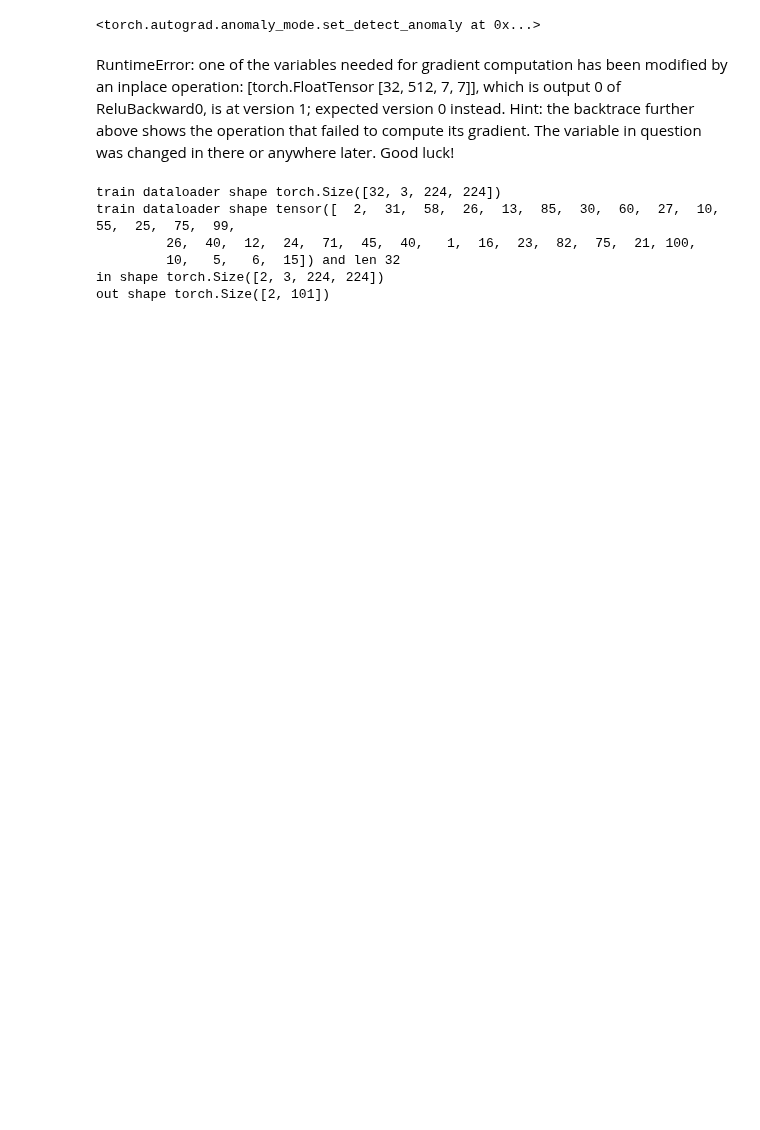
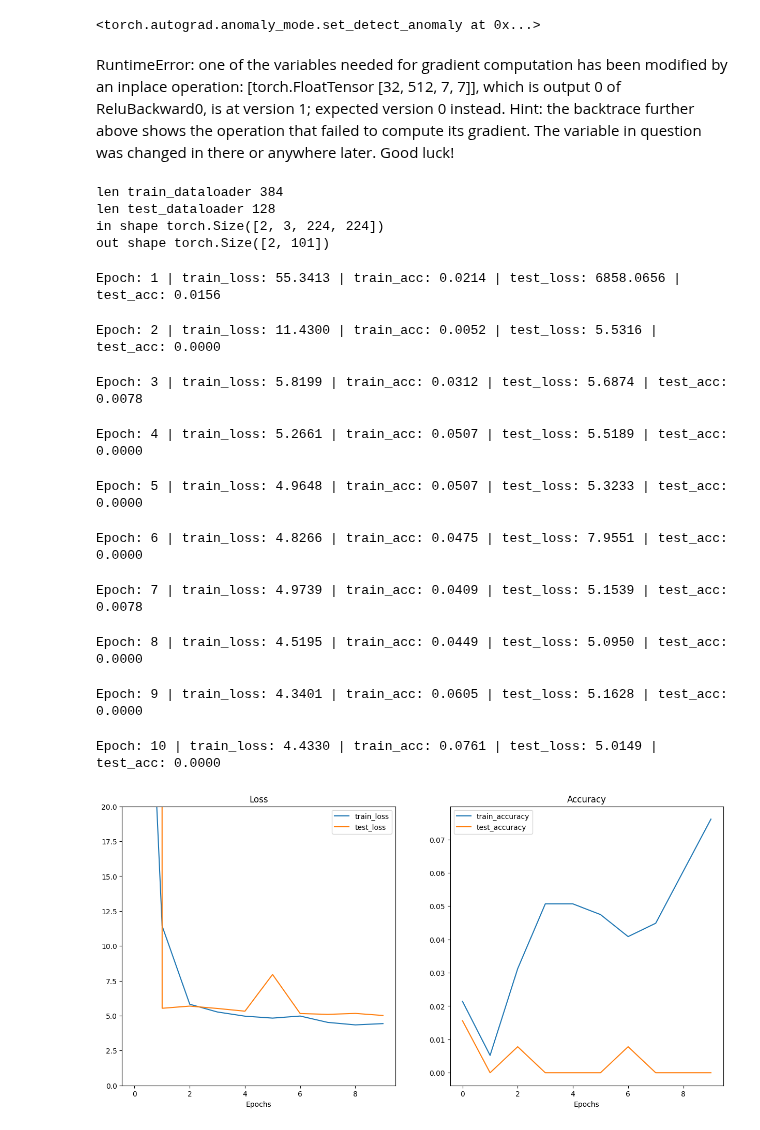
Before and after one commit to Machmurka/UnderstandingDeepLearning, a Jupyter notebook: Learn PyTorch for Deep Learning/ResNet18layers.ipynb, the cells around one changed output. Drawn from its saved outputs; the diff is of its cells as text; code cells hidden in the pictures; blank space fills up the shorter version.

```diff
--- a/Learn PyTorch for Deep Learning/ResNet18layers.ipynb
+++ b/Learn PyTorch for Deep Learning/ResNet18layers.ipynb
@@ -410,21 +327,25 @@ class SimpleResNetblock(nn.Module):
         return x
 # %%
 class ResNet18(nn.Module):
-    def __init__(self,block:SimpleResNetblock,in_channels,num_classes) -> None:
+    def __init__(self,block:SimpleResNetblock,img_channels,num_classes,block_num:list) -> None:
         super(ResNet18,self).__init__()
 
-        self.conv1=nn.Conv2d(in_channels,64,kernel_size=7,stride=2,padding=3)
+        self.in_channels=64
+
+        self.conv1=nn.Conv2d(img_channels,64,kernel_size=7,stride=2,padding=3)
         self.bn1=nn.BatchNorm2d(64)
         self.relu=nn.ReLU()
         self.maxpool=nn.MaxPool2d(kernel_size=3,stride=2,padding=1)
 
-        self.conv2=block(in_channels=64,out_channels=128,stride=1)
+        self.layer2=self._make_layer(block,block_num[0],64,1)
+        self.layer3=self._make_layer(block,block_num[1],128,2)
+        self.layer4=self._make_layer(block,block_num[2],256,2)
+        self.layer5=self._make_layer(block,block_num[3],512,2)
 
 
 
         self.avg=nn.AvgPool2d((1,1))
-
-        self.fc=nn.Linear(128*56*56,num_classes)
+        self.fc=nn.Linear(512*7*7,num_classes)
 
 
     def forward(self,x):
@@ -433,7 +354,11 @@ class ResNet18(nn.Module):
         x=self.relu(x)
         x=self.maxpool(x)
 
-        x=self.conv2(x)
+        x=self.layer2(x)
+        x=self.layer3(x)
+        x=self.layer4(x)
+        x=self.layer5(x)
+
 
         x=self.avg(x)
         # print(f"shape after avg {x.shape}")
@@ -443,30 +368,56 @@ class ResNet18(nn.Module):
         # print(f"output shape {x.shape}")
 
         return x
+
+    def _make_layer(self,block,num_blocks,out_channels,stride):
+        identity_downsample=None
+        layers=[]
+        if stride!=1:
+            identity_downsample=nn.Sequential(
+                nn.Conv2d(self.in_channels,out_channels,1,stride,padding=0),
+                nn.BatchNorm2d(out_channels)
+            )
+        layers.append(block(self.in_channels,out_channels=out_channels,stride=stride,identity_downsample=identity_downsample))
+        self.in_channels=out_channels
+
+        for i in range(num_blocks-1):
+            layers.append(block(self.in_channels,out_channels=out_channels))
+
+        return nn.Sequential(*layers)
 # %%
 data=Data()
 train_features_batch, train_labels_batch = next(iter(data.train_dataloader))
-print(f"train dataloader shape {train_features_batch.shape} ")
-print(f"train dataloader shape {train_labels_batch} and len {len(train_labels_batch)}")
+print(f"len train_dataloader {len(data.train_dataloader)*32}")
+print(f"len test_dataloader {len(data.test_dataloader)*32}")
 
 
-net=ResNet18(SimpleResNetblock,3,len(data.classes))
+
+net=ResNet18(SimpleResNetblock,3,len(data.classes),[3,4,6,3])
 x=torch.randn(2,3,224,224)
 print(f"in shape {x.shape}")
 
 y=net(x)
 print(f"out shape {y.shape}")
 
 
 net_optimizer=torch.optim.SGD(net.parameters(),lr=0.1)
 net_loss_fn=nn.CrossEntropyLoss()
-res=Totrain(net,data,net_optimizer,net_loss_fn,1)
+res=Totrain(net,data,net_optimizer,net_loss_fn,10)
 
 plot_loss_curves(res)
 # %% [output]
-train dataloader shape torch.Size([32, 3, 224, 224])
-train dataloader shape tensor([  2,  31,  58,  26,  13,  85,  30,  60,  27,  10,  55,  25,  75,  99,
-         26,  40,  12,  24,  71,  45,  40,   1,  16,  23,  82,  75,  21, 100,
-         10,   5,   6,  15]) and len 32
+len train_dataloader 384
+len test_dataloader 128
 in shape torch.Size([2, 3, 224, 224])
 out shape torch.Size([2, 101])
+Epoch: 1 | train_loss: 55.3413 | train_acc: 0.0214 | test_loss: 6858.0656 | test_acc: 0.0156
+Epoch: 2 | train_loss: 11.4300 | train_acc: 0.0052 | test_loss: 5.5316 | test_acc: 0.0000
+Epoch: 3 | train_loss: 5.8199 | train_acc: 0.0312 | test_loss: 5.6874 | test_acc: 0.0078
+Epoch: 4 | train_loss: 5.2661 | train_acc: 0.0507 | test_loss: 5.5189 | test_acc: 0.0000
+Epoch: 5 | train_loss: 4.9648 | train_acc: 0.0507 | test_loss: 5.3233 | test_acc: 0.0000
+Epoch: 6 | train_loss: 4.8266 | train_acc: 0.0475 | test_loss: 7.9551 | test_acc: 0.0000
+Epoch: 7 | train_loss: 4.9739 | train_acc: 0.0409 | test_loss: 5.1539 | test_acc: 0.0078
+Epoch: 8 | train_loss: 4.5195 | train_acc: 0.0449 | test_loss: 5.0950 | test_acc: 0.0000
+Epoch: 9 | train_loss: 4.3401 | train_acc: 0.0605 | test_loss: 5.1628 | test_acc: 0.0000
+Epoch: 10 | train_loss: 4.4330 | train_acc: 0.0761 | test_loss: 5.0149 | test_acc: 0.0000
+[figure, added]
```
Also changed, not shown: parts of 5 cells of this notebook, 1 other file.
